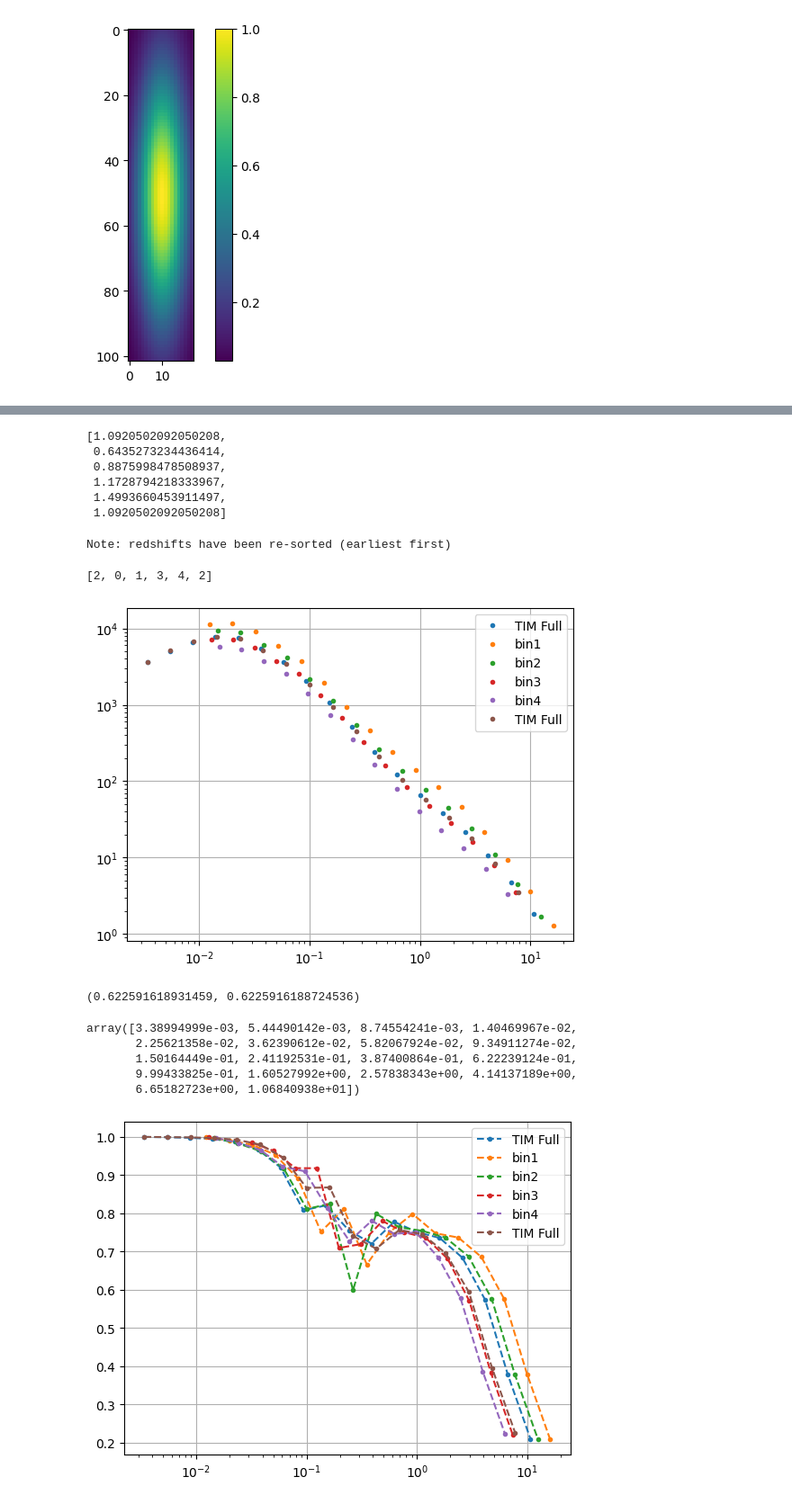
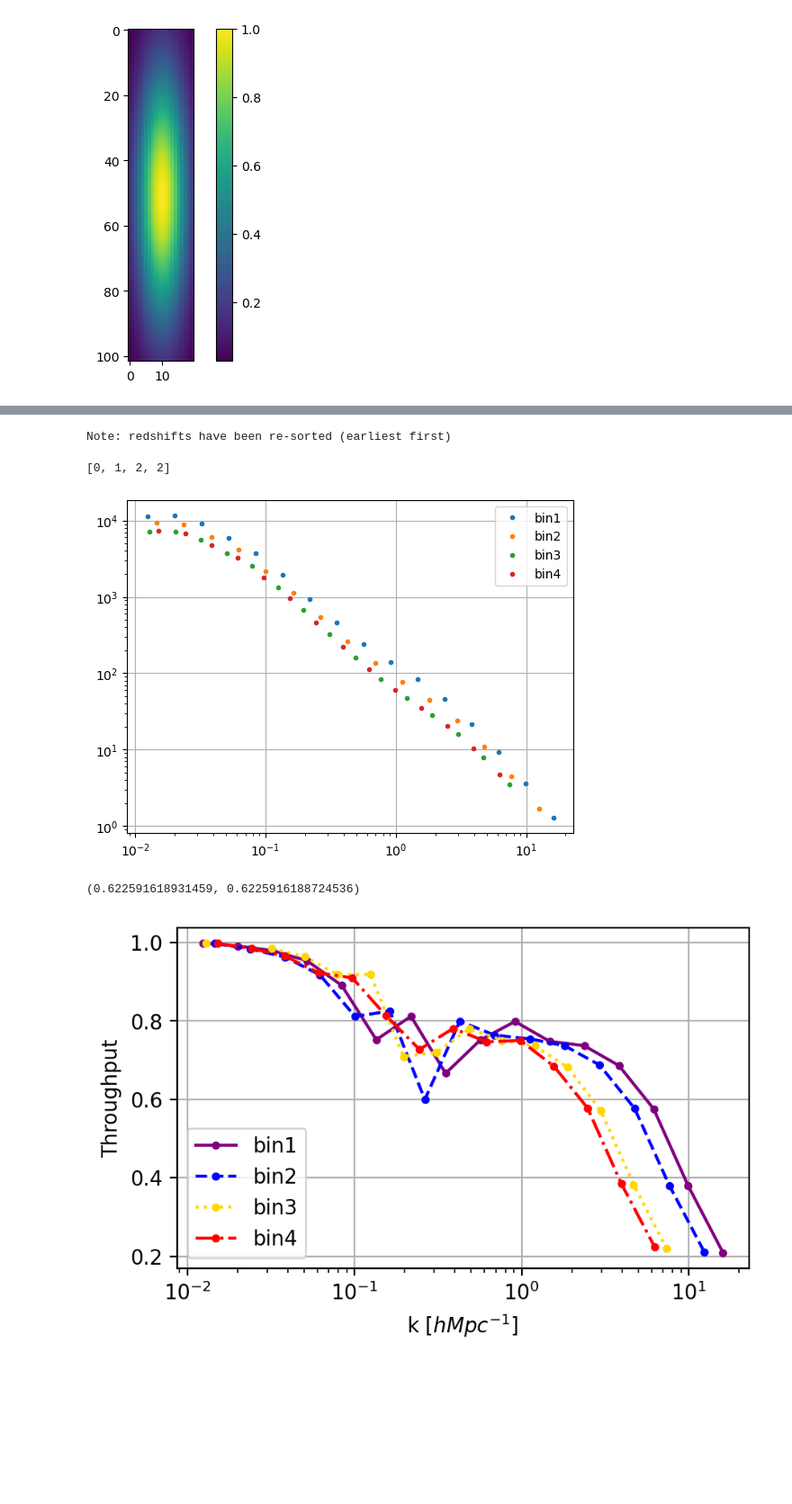
Before and after one commit to shubhagrawal30/crossLIM, a Jupyter notebook: camb/calc.ipynb, the cells around one changed output, grey strips where cells are left out. Shown at 90% size. Cells and saved outputs as stored; diff of their text form; code cells hidden in the pictures; blank space fills up the shorter version.

Commit message:
Added Quad Sum
Added quadrature sum of SNRs. Removed full bin statistics but added a k by k sum of SNRs across each bin. So there's a quad sum for each individual k mode.

```diff
--- a/camb/calc.ipynb
+++ b/camb/calc.ipynb
@@ -33,18 +37,15 @@ colors = ['black', 'purple', 'blue', 'gold', 'red', 'black']
 # %%
-# define our bins, 0th AND last bin is the full range, one SW and LW properties
+# define our bins
 bins = [
-    ut.zBin(TIM.SW.zmin, TIM.LW.zmax), # full TIM range
     ut.zBin(TIM.SW.zmin, TIM.SW.zcen),
     ut.zBin(TIM.SW.zcen, TIM.SW.zmax),
     ut.zBin(TIM.LW.zmin, TIM.LW.zcen),
     ut.zBin(TIM.LW.zcen, TIM.LW.zmax),
-    ut.zBin(TIM.SW.zmin, TIM.LW.zmax), # full TIM range
 ]
 
 bin_zs = [b.center.value for b in bins]
 
-bands = ['SW', 'SW', 'SW', 'LW', 'LW', 'LW']
-# TODO(shubh): see whether LW/SW for the full experiment, or a different medial setup
+bands = ['SW', 'SW', 'LW', 'LW']
 
 print("TIM bins:")
 for b in bins:
@@ -76,0 +70,4 @@ for lsb in LSbins:
+# %%
+#Sanity check on the kscale of the bin LoS
+for lsb in LSbins:
+    print(np.around(lsb.LoS, 2), 'or k = ', np.around(2*np.pi / lsb.LoS, 4))
@@ -196,12 +180,8 @@ plt.close()
 # %%
 plt.figure()
 for i in range(len(k_mags)):
-    if i == 0 or i == 5:
-        plt.plot(k_mags[i].flatten(), windows[i].flatten(), marker='.', \
-            linestyle='None', label = 'TIM Full', markersize=.6)
-    else:
-        plt.plot(k_mags[i].flatten(), windows[i].flatten(), marker='.', \
-            linestyle='None', label = 'bin'+str(i), markersize=.6)
+    plt.plot(k_mags[i].flatten(), windows[i].flatten(), marker='.', \
+    linestyle='None', label = 'bin'+str(i+1), markersize=.6)
 
 plt.xlabel(r'$|k|/h')
 plt.ylabel('window coeff')
@@ -218,12 +194,3 @@ plt.close()
-# %%
-bin_zs
-# %% [output]
-[1.0920502092050208,
- 0.6435273234436414,
- 0.8875998478508937,
- 1.1728794218333967,
- 1.4993660453911497,
- 1.0920502092050208]
 # %%
 # CAMB time, have to remove last redshift because there is a duplication
 # and CAMB doesn't like that
@@ -248,7 +215,7 @@ print(z_idxs)
 
 Pms = [(ks, Pm[z_idx]) for (ks, _, Pm), z_idx in zip(binned_results, z_idxs)]
 # %% [output]
-[2, 0, 1, 3, 4, 2]
+[0, 1, 2, 2]
 # %%
 kbin_edges = [np.append([0], np.sqrt(ks * np.append(ks[1:], [np.max(km)])))
             for km, (ks, _) in zip(k_mags, Pms)]
@@ -257,10 +224,7 @@ kbin_edges = [np.append([0], np.sqrt(ks * np.append(ks[1:], [np.max(km)])))
 # %%
 plt.figure()
 for i in range(len(Pms)):
-    if i == 0 or i == 5:
-        plt.plot(Pms[i][0], Pms[i][1], label = 'TIM Full', linestyle='none', marker='.')
-    else:
-        plt.plot(Pms[i][0], Pms[i][1], label = 'bin'+str(i), linestyle='none', marker='.')
+    plt.plot(Pms[i][0], Pms[i][1], label = 'bin'+str(i+1), linestyle='none', marker='.')
 plt.xscale('log')
 plt.yscale('log')
 plt.legend()
@@ -268,7 +232,7 @@ plt.grid()
 plt.show()
 plt.close()
 # %% [output]
-[figure, old version]
+[figure, new version]
 # %%
 3.38994999e-03 / 5.44490142e-03, 9.34911274e-02 / 1.50164449e-01 # log scale from CAMB
 # %% [output]
@@ -279,30 +240,22 @@ plt.close()
-# %%
-Pms[0][0]
-# %% [output]
-array([3.38994999e-03, 5.44490142e-03, 8.74554241e-03, 1.40469967e-02,
-       2.25621358e-02, 3.62390612e-02, 5.82067924e-02, 9.34911274e-02,
-       1.50164449e-01, 2.41192531e-01, 3.87400864e-01, 6.22239124e-01,
-       9.99433825e-01, 1.60527992e+00, 2.57838343e+00, 4.14137189e+00,
-       6.65182723e+00, 1.06840938e+01])
 # %%
 window_avgs = [np.array([np.mean(win[np.logical_and(km < kb[i+1], km >= kb[i])])
                 for i in range(len(kb)-1)])
         for win, km, kb in zip(windows, k_mags, kbin_edges)]
 # %%
-plt.figure()
+plt.figure(dpi = 200, figsize = (5,3))
 for i in range(len(Pms)):
-    if i == 0 or i == 5:
-        plt.plot(Pms[i][0], window_avgs[i], label = 'TIM Full', linestyle='--', marker='.')
-    else:
-        plt.plot(Pms[i][0], window_avgs[i], label = 'bin'+str(i), linestyle='--', marker='.')
+    plt.plot(Pms[i][0], window_avgs[i], label = 'bin'+str(i+1), marker='.',
+             color = colors[i], linestyle = linestyles[i])
 
+plt.xlabel(r"k [$h Mpc^{-1}]$", size=10)
+plt.ylabel('Throughput')
 plt.xscale('log')
 plt.grid()
 plt.legend()
 plt.show()
 plt.close()
 # %% [output]
-[figure, old version]
+[figure, new version]
 # %%
 sfrds = [ut.MD_sfrd(z) for z in bin_zs]
 Iciis = np.array([CII.Inu(sfrd, z).value for sfrd, z in zip(sfrds, bin_zs)])
```
Also changed, not shown: parts of 24 cells of this notebook, 2 other files.
